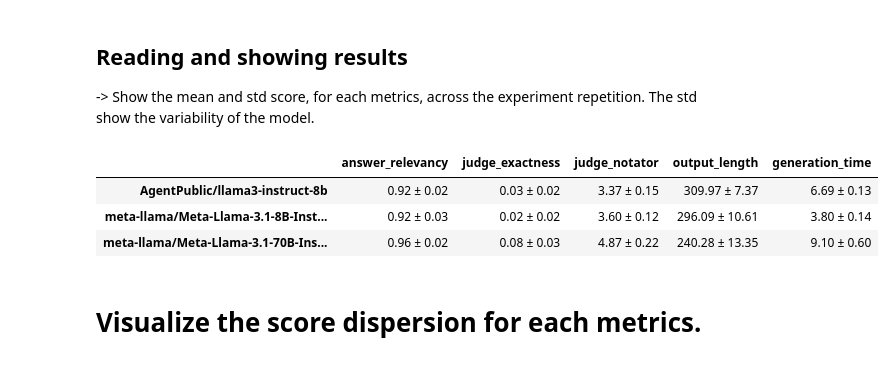
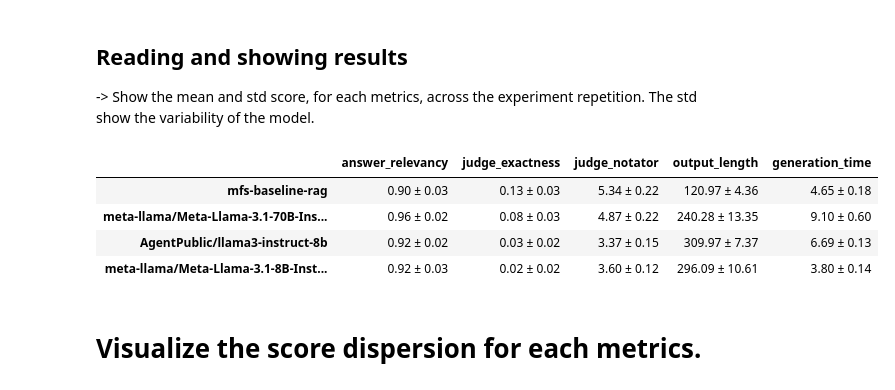
Before and after one commit to etalab-ia/evalap, a Jupyter notebook: notebooks/run_grid_repeat_demo.ipynb, the cells around one changed output. Cells and saved outputs as stored; diff of their text form; code cells hidden in the pictures.

```diff
--- a/notebooks/run_grid_repeat_demo.ipynb
+++ b/notebooks/run_grid_repeat_demo.ipynb
@@ -34,8 +34,32 @@ from api.utils import log_and_raise_for_status
 API_URL = "http://localhost:8000"
 ALBERT_API_URL = "https://albert.api.etalab.gouv.fr/v1"
 ALBERT_API_KEY = os.getenv("ALBERT_API_KEY")
-MFS_API_URL = "https://franceservices.staging.etalab.gouv.fr/api/v1"
-MFS_API_KEY = os.getenv("MFS_API_KEY")
+MFS_API_URL = "https://franceservices.dev.etalab.gouv.fr/api/v1"
+
+# Various utility functions
+# --
+def format_metrics(row):
+   # format a dataframe has a series of "mean ± std"
+   metrics = {}
+   for metric in final_df.columns.levels[0]:
+       mean_value = row[(metric, 'mean')]
+       std_value = row[(metric, 'std')]
+       metrics[metric] = f"{mean_value:.2f} ± {std_value:.2f}"
+   return pd.Series(metrics)
+
+def highlight_cells(s):
+ # Custom function to highlight the entry with the highest/lowest mean value
+    means = s.apply(lambda x: float(x.split('±')[0].strip()))
+    # Create a mask where 1 for max, 0 for min
+    max_mean_index = means.idxmax()
+    min_mean_index = means.idxmin()
+    mask = pd.Series({max_mean_index: 1, min_mean_index: 0}, index=s.index)
+    return [
+        'font-weight: bold; color: salmon' if mask_value == 0 else
+        'font-weight: bold; color: green' if mask_value == 1 else
+        ''
+        for mask_value in mask
+    ]
 # %% [markdown]
 ## Designing and running an experiment set
 # %%
@@ -97,48 +125,48 @@ for i, exp in enumerate(expset["experiments"]):
         print(f"Warning: experiment {exp_id} is not finished yet...")
     results = experiment["results"]
     model = experiment["model"]["name"]
+    if experiment["model"].get("extra_params"):
+        if experiment["model"]["extra_params"].get("rag"):
+            model = "mfs-baseline-rag"
 
     # Add an observation row from the observation_table (mean, std etc)
     row = {"model": model}
     rows.append(row)
     metric_arrs = {}
     arr_all[model] = metric_arrs
     for metric_results in results:
         metric = metric_results["metric_name"]
         arr = np.array([x["score"] for x in metric_results["observation_table"] if pd.notna(x["score"])])
         row[(metric, 'mean')] = np.mean(arr)
         row[(metric, 'std')] = np.std(arr)
         row[(metric, 'median')] = np.median(arr)
         row[(metric, 'mean_std')] = f"{arr.mean():.2f} ± {arr.std():.2f}"  # Formatting as 'mean±std'
         row[(metric, 'support')] = len(arr)
         metric_arrs[metric] = arr
 
 df_all = pd.DataFrame(rows)
 df_all.set_index('model', inplace=True)
 df_all.columns = pd.MultiIndex.from_tuples(df_all.columns)
 final_df = df_all.xs('mean', axis=1, level=1)
 #final_df["support"] = supports # for debugging
 
 # Group and average the result of the experiments by models
 # --
-def format_metrics(row):
-   metrics = {}
-   for metric in final_df.columns.levels[0]:
-       mean_value = row[(metric, 'mean')]
-       std_value = row[(metric, 'std')]
-       metrics[metric] = f"{mean_value:.2f} ± {std_value:.2f}"
-   return pd.Series(metrics)
 final_df = final_df.groupby(level=0).agg(['mean', 'std'])  # groupby "model"
 final_df.index.name = None
 final_df = final_df.apply(format_metrics, axis=1) # final formating
-final_df = final_df.reindex([m["name"] for m in grid_params["model"]]) # reorder rows
+
+#final_df = final_df.reindex([m["name"] for m in grid_params["model"]]) # reorder rows
+final_df = final_df.sort_values(by='judge_exactness', ascending=False)
 final_df = final_df[metrics] # reorder columns
+final_df = final_df.style.apply(highlight_cells, axis=0)
 final_df
 # %% [output]
 |  | answer_relevancy | judge_exactness | judge_notator | output_length | generation_time |
+| mfs-baseline-rag | 0.90 ± 0.03 | 0.13 ± 0.03 | 5.34 ± 0.22 | 120.97 ± 4.36 | 4.65 ± 0.18 |
+| meta-llama/Meta-Llama-3.1-70B-Ins... | 0.96 ± 0.02 | 0.08 ± 0.03 | 4.87 ± 0.22 | 240.28 ± 13.35 | 9.10 ± 0.60 |
 | AgentPublic/llama3-instruct-8b | 0.92 ± 0.02 | 0.03 ± 0.02 | 3.37 ± 0.15 | 309.97 ± 7.37 | 6.69 ± 0.13 |
 | meta-llama/Meta-Llama-3.1-8B-Inst... | 0.92 ± 0.03 | 0.02 ± 0.02 | 3.60 ± 0.12 | 296.09 ± 10.61 | 3.80 ± 0.14 |
-| meta-llama/Meta-Llama-3.1-70B-Ins... | 0.96 ± 0.02 | 0.08 ± 0.03 | 4.87 ± 0.22 | 240.28 ± 13.35 | 9.10 ± 0.60 |
 # %% [markdown]
 # Visualize the score dispersion for each metrics.
 # %%
```
Also changed, not shown: parts of 2 cells of this notebook, 7 other files.
